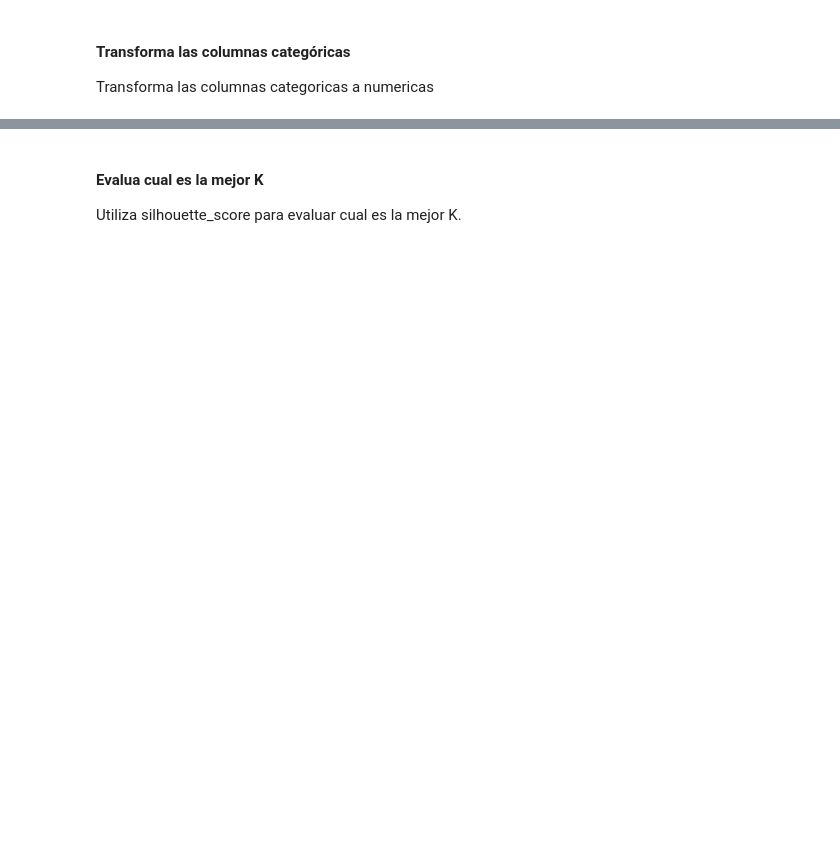
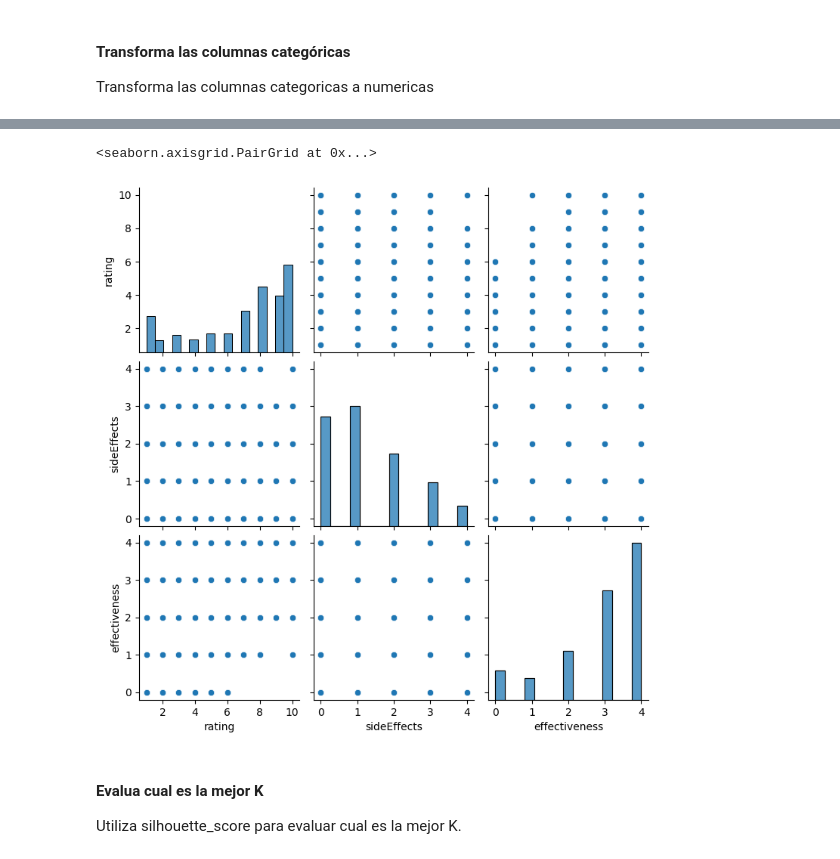
Before and after one commit to Mlcruz9/DS_TheBridgeBBK_SBIL2023, a Jupyter notebook: 3-Machine_Learning/2-No_Supervisado/1-Clustering/Practica/EJER_1_kmeans_drugs_review.ipynb, the cells around one changed output, grey strips where cells are left out. Drawn from its saved outputs; the diff is of its cells as text; code cells hidden in the pictures; blank space fills up the shorter version.

```diff
--- a/3-Machine_Learning/2-No_Supervisado/1-Clustering/Practica/EJER_1_kmeans_drugs_review.ipynb
+++ b/3-Machine_Learning/2-No_Supervisado/1-Clustering/Practica/EJER_1_kmeans_drugs_review.ipynb
@@ -14,0 +75,5 @@ Quedate únicamente con las columnas que podamos manejar: Columnas numéricas y
+# %%
+side_eff_map = {'Mild Side Effects': 1, 'Severe Side Effects': 3, 'No Side Effects': 0,
+       'Extremely Severe Side Effects': 4, 'Moderate Side Effects': 2}
+# %%
+X['sideEffects'] = X['sideEffects'].map(side_eff_map)
@@ -14,0 +91,5 @@ Quedate únicamente con las columnas que podamos manejar: Columnas numéricas y
+# %%
+effect_map = {'Highly Effective': 4, 'Marginally Effective': 1, 'Ineffective': 0,
+       'Considerably Effective': 3, 'Moderately Effective': 2}
+# %%
+X['effectiveness'] = X['effectiveness'].map(effect_map)
@@ -19,3 +122,8 @@ Transforma las columnas categoricas a numericas
+# %%
+sns.pairplot(X)
+# %% [output]
+<seaborn.axisgrid.PairGrid at 0x...>
+[figure, added]
 # %% [markdown]
 #### Evalua cual es la mejor K
 
```
Also changed, not shown: parts of 29 cells of this notebook, 7 other files.
